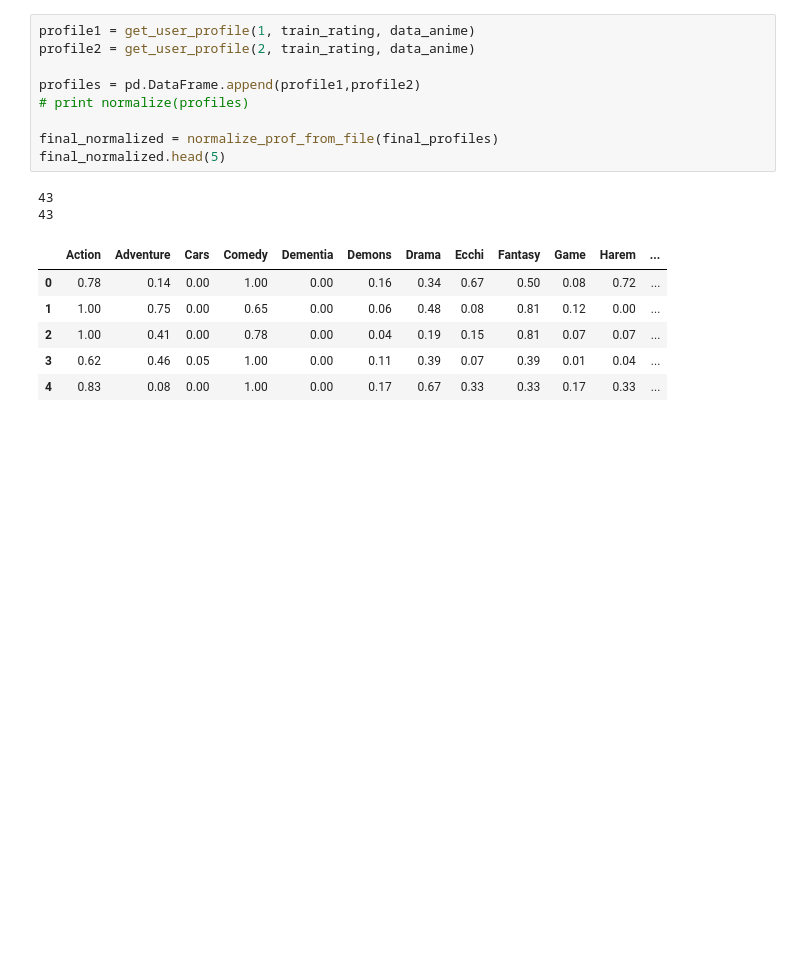
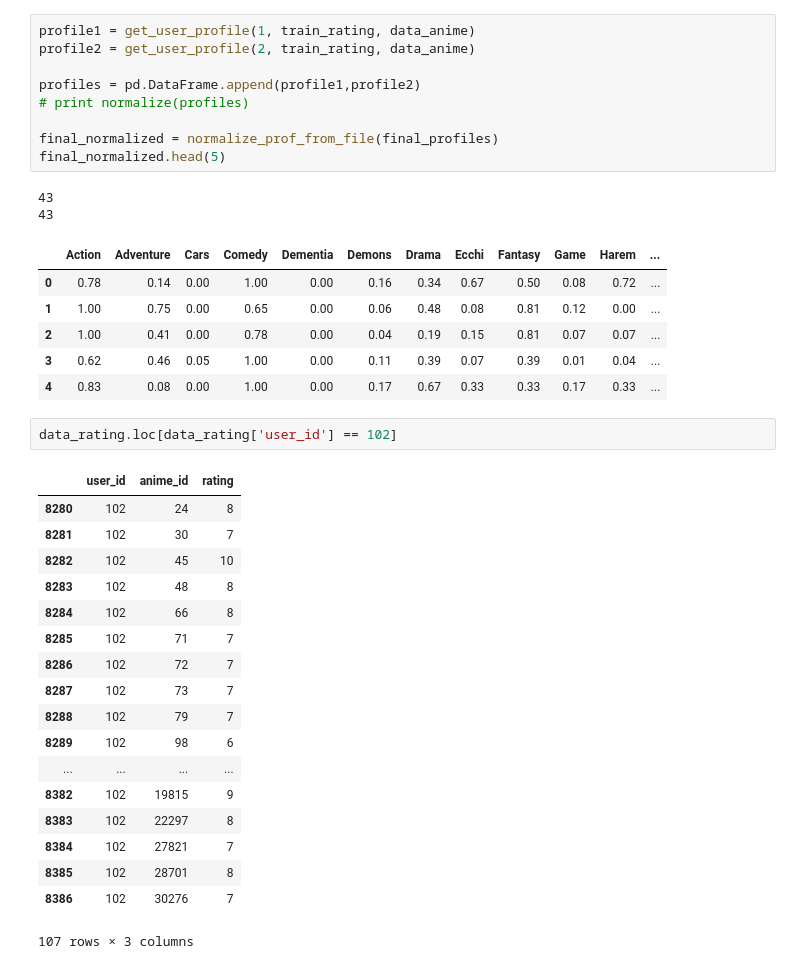
Before and after one commit to micksi/datamining_exam, a Jupyter notebook: Descriptive Statistics.ipynb, the cells around one changed output. Cells and saved outputs as stored; diff of their text form; blank space fills up the shorter version.

```diff
--- a/Descriptive Statistics.ipynb
+++ b/Descriptive Statistics.ipynb
@@ -255,6 +255,27 @@ final_normalized.head(5)
 | 2 | 1.00 | 0.41 | 0.00 | 0.78 | 0.00 | 0.04 | 0.19 | 0.15 | 0.81 | 0.07 | 0.07 | ... |
 | 3 | 0.62 | 0.46 | 0.05 | 1.00 | 0.00 | 0.11 | 0.39 | 0.07 | 0.39 | 0.01 | 0.04 | ... |
 | 4 | 0.83 | 0.08 | 0.00 | 1.00 | 0.00 | 0.17 | 0.67 | 0.33 | 0.33 | 0.17 | 0.33 | ... |
+# %%
+data_rating.loc[data_rating['user_id'] == 102]
+# %% [output]
+|  | user_id | anime_id | rating |
+| 8280 | 102 | 24 | 8 |
+| 8281 | 102 | 30 | 7 |
+| 8282 | 102 | 45 | 10 |
+| 8283 | 102 | 48 | 8 |
+| 8284 | 102 | 66 | 8 |
+| 8285 | 102 | 71 | 7 |
+| 8286 | 102 | 72 | 7 |
+| 8287 | 102 | 73 | 7 |
+| 8288 | 102 | 79 | 7 |
+| 8289 | 102 | 98 | 6 |
+| ... | ... | ... | ... |
+| 8382 | 102 | 19815 | 9 |
+| 8383 | 102 | 22297 | 8 |
+| 8384 | 102 | 27821 | 7 |
+| 8385 | 102 | 28701 | 8 |
+| 8386 | 102 | 30276 | 7 |
+107 rows × 3 columns
 # %%
 # profiles = build_user_profiles([10203,43202,1300])
 
```
Also changed, not shown: parts of 1 cell of this notebook, 2 other files.
